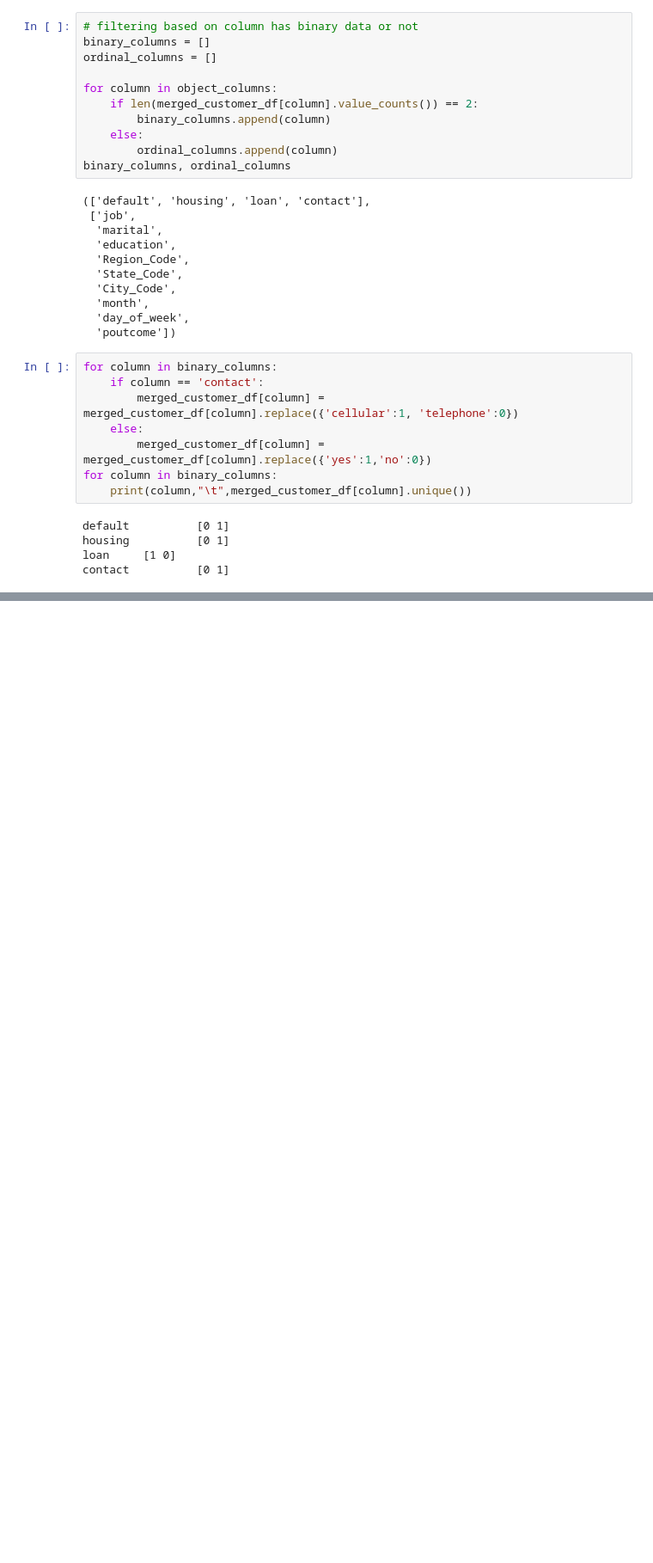
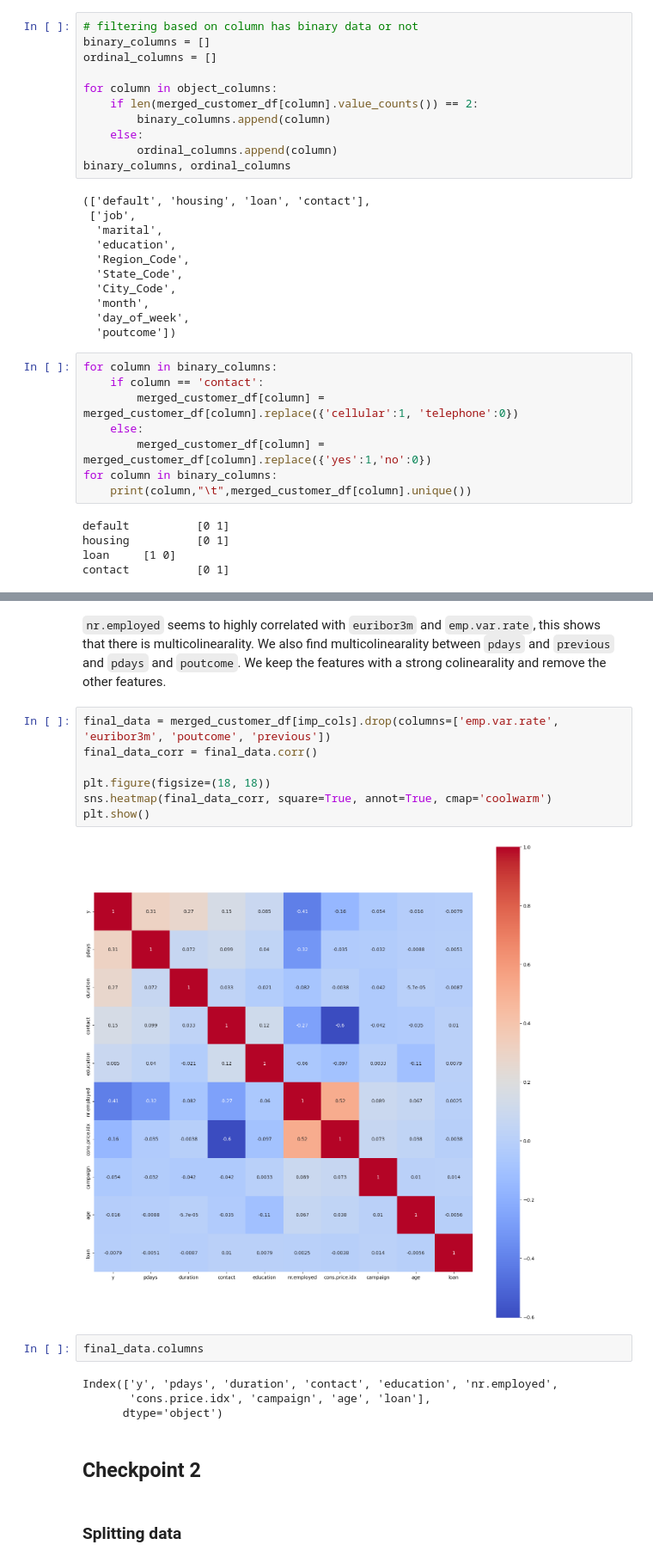
Before and after one commit to Mayank5112/Capstone-Project-5, a Jupyter notebook: capestone-5.ipynb, the cells around one changed output, grey strips where cells are left out. Shown at 86% size. Saved outputs shown, nothing was run; the diff lists cells and outputs as text; blank space fills up the shorter version.

```diff
--- a/capestone-5.ipynb
+++ b/capestone-5.ipynb
@@ -730,0 +818,21 @@ merged_customer_df.corr()
+# %% [markdown]
+`nr.employed` seems to highly correlated with `euribor3m` and `emp.var.rate`, this shows that there is multicolinearality. We also find multicolinearality between `pdays` and `previous` and `pdays` and `poutcome`. We keep the features with a strong colinearality and remove the other features.
+# %%
+final_data = merged_customer_df[imp_cols].drop(columns=['emp.var.rate', 'euribor3m', 'poutcome', 'previous'])
+final_data_corr = final_data.corr()
+
+plt.figure(figsize=(18, 18))
+sns.heatmap(final_data_corr, square=True, annot=True, cmap='coolwarm')
+plt.show()
+# %% [output]
+[figure, added]
+# %%
+final_data.columns
+# %% [output]
+Index(['y', 'pdays', 'duration', 'contact', 'education', 'nr.employed',
+       'cons.price.idx', 'campaign', 'age', 'loan'],
+      dtype='object')
+# %% [markdown]
+## Checkpoint 2
+# %% [markdown]
+### Splitting data
```
Also changed, not shown: parts of 24 cells of this notebook.
